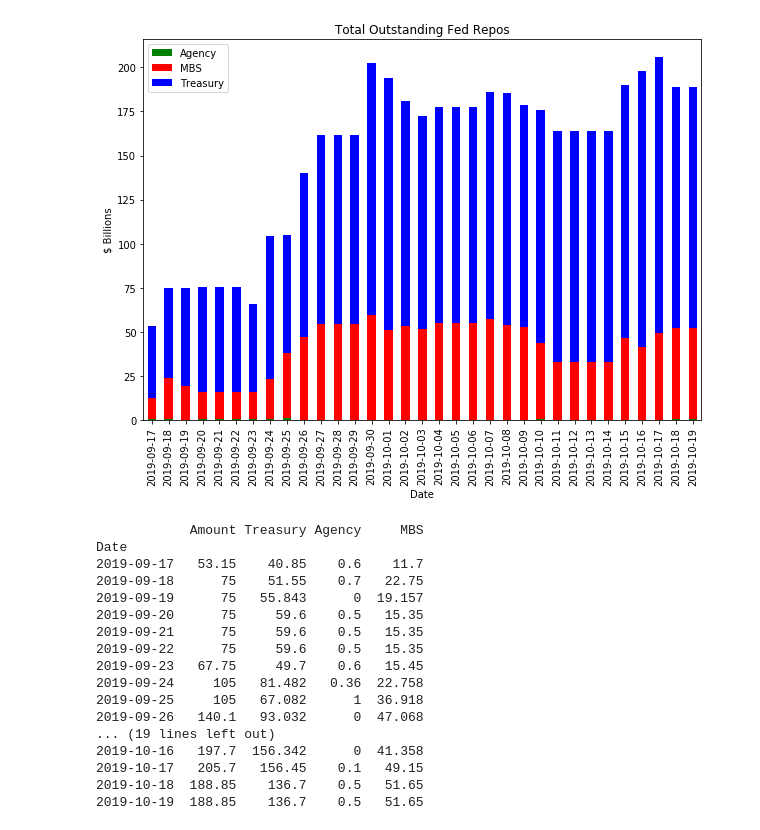
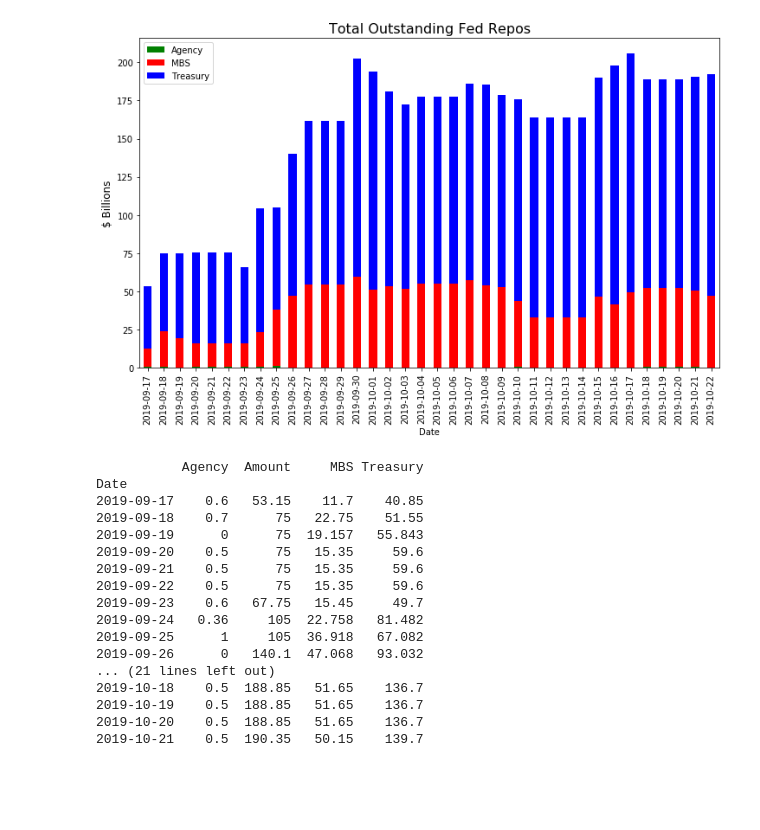
Before and after one commit to Watwell/Repo_Code, a Jupyter notebook: Repo_Data_v2.1.ipynb, the cells around one changed output. Cells and saved outputs as stored; diff of their text form; code cells hidden in the pictures; blank space fills up the shorter version.

```diff
--- a/Repo_Data_v2.1.ipynb
+++ b/Repo_Data_v2.1.ipynb
@@ -60,6 +42,9 @@ repos = repos.append(append_it(date(2019, 10, 16),75,72.592,0,2.408,1))
 repos = repos.append(append_it(date(2019, 10, 17),30.65,18.15,0,12.5,15))
 repos = repos.append(append_it(date(2019, 10, 17),73.5,67.7,0.1,5.7,1))
 repos = repos.append(append_it(date(2019, 10, 18),56.65,47.95,0.5,8.2,3))
+repos = repos.append(append_it(date(2019, 10, 21),58.15,50.95,0.5,6.7,1))
+repos = repos.append(append_it(date(2019, 10, 22),35,31.141,0,3.859,14))
+repos = repos.append(append_it(date(2019, 10, 22),64.904,54.404,0,9.5,1))
 repos = repos.reset_index(drop=True)
 repos.tail(10)
 # %% [output]
@@ -90,7 +68,11 @@ def daterange(start_date, end_date):
 #repos_amount = pd.DataFrame(columns=['foo', 'bar'])
 repos_amount = pd.DataFrame(columns=['Date', 'Amount','Treasury','Agency', 'MBS'])
 start_date = date(2019, 9, 17)
-end_date = date(2019, 10, 20)
+
+# ***** Make it one higher than you need *****
+# ***** Make it one higher than you need *****
+# ***** Make it one higher than you need *****
+end_date = date(2019, 10, 22+1)
 for single_date in daterange(start_date, end_date):
     append_data = {'Date':[single_date], 'Amount': 0,'Treasury':0,'Agency':0, 'MBS':0}
     append_df = pd.DataFrame(append_data)
@@ -158,32 +140,32 @@ for index, a_row in repos.iterrows():
 # %%
 #repos_amount.plot(kind='bar',y='Amount',color='red')
 colors = ["Green", "Red","Blue"]
-repos_amount[['Agency','MBS','Treasury']].plot.bar(stacked=True, color=colors, figsize=(10,7))
-plt.title('Total Outstanding Fed Repos')
-plt.ylabel('$ Billions')
+repos_amount[['Agency','MBS','Treasury']].plot.bar(stacked=True, color=colors, figsize=(12,7))
+plt.title('Total Outstanding Fed Repos', fontsize=16)
+plt.ylabel('$ Billions', fontsize=12)
 plt.show()
 # %% [output]
-[figure, old version]
+[figure, new version]
 # %%
 print(repos_amount)
 # %% [output]
-            Amount Treasury Agency     MBS
+           Agency  Amount     MBS Treasury
 Date
-2019-09-17   53.15    40.85    0.6    11.7
-2019-09-18      75    51.55    0.7   22.75
-2019-09-19      75   55.843      0  19.157
-2019-09-20      75     59.6    0.5   15.35
-2019-09-21      75     59.6    0.5   15.35
-2019-09-22      75     59.6    0.5   15.35
-2019-09-23   67.75     49.7    0.6   15.45
-2019-09-24     105   81.482   0.36  22.758
-2019-09-25     105   67.082      1  36.918
-2019-09-26   140.1   93.032      0  47.068
-... (19 lines left out)
-2019-10-16   197.7  156.342      0  41.358
-2019-10-17   205.7   156.45    0.1   49.15
-2019-10-18  188.85    136.7    0.5   51.65
-2019-10-19  188.85    136.7    0.5   51.65
+2019-09-17    0.6   53.15    11.7    40.85
+2019-09-18    0.7      75   22.75    51.55
+2019-09-19      0      75  19.157   55.843
+2019-09-20    0.5      75   15.35     59.6
+2019-09-21    0.5      75   15.35     59.6
+2019-09-22    0.5      75   15.35     59.6
+2019-09-23    0.6   67.75   15.45     49.7
+2019-09-24   0.36     105  22.758   81.482
+2019-09-25      1     105  36.918   67.082
+2019-09-26      0   140.1  47.068   93.032
+... (21 lines left out)
+2019-10-18    0.5  188.85   51.65    136.7
+2019-10-19    0.5  188.85   51.65    136.7
+2019-10-20    0.5  188.85   51.65    136.7
+2019-10-21    0.5  190.35   50.15    139.7
 # %%
 print(repos_amount.loc[date(2019, 10, 11)])
 # %%
```
Also changed, not shown: parts of 3 cells of this notebook.
